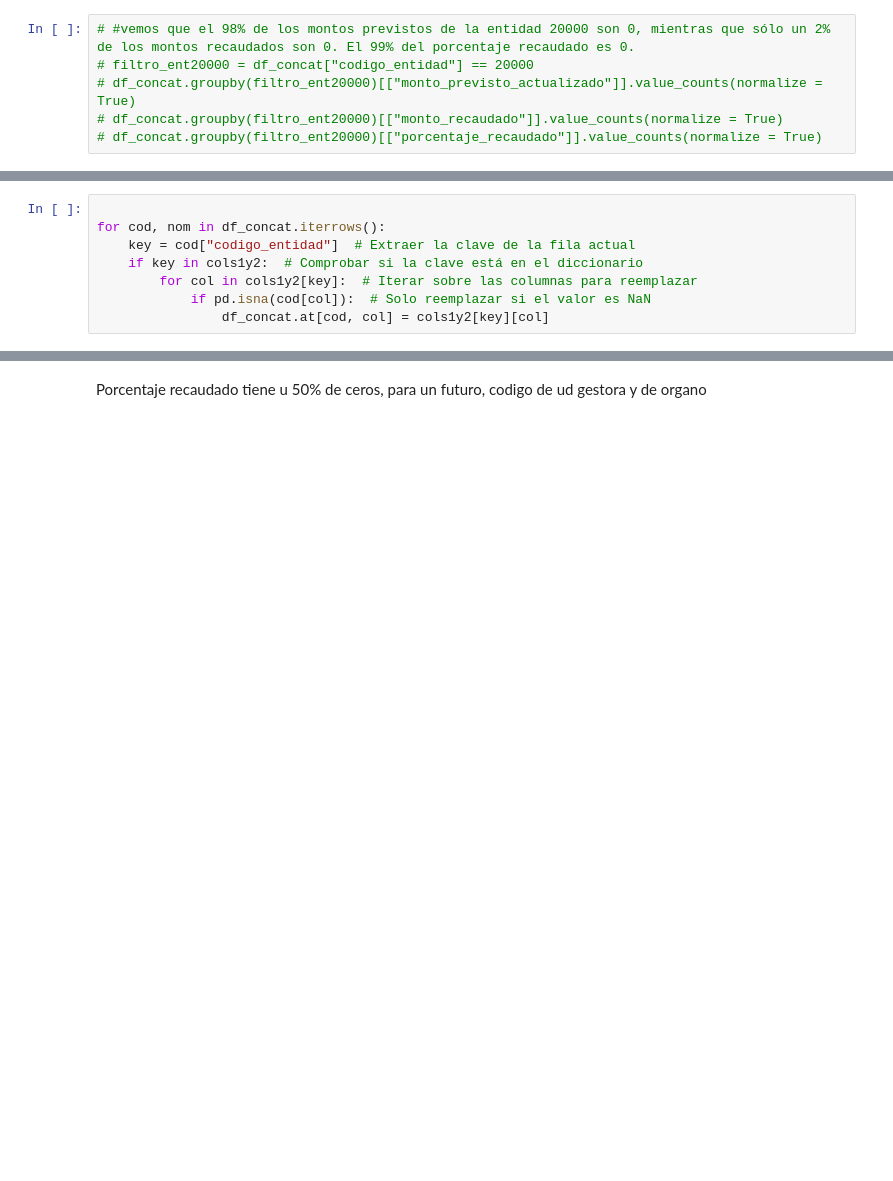
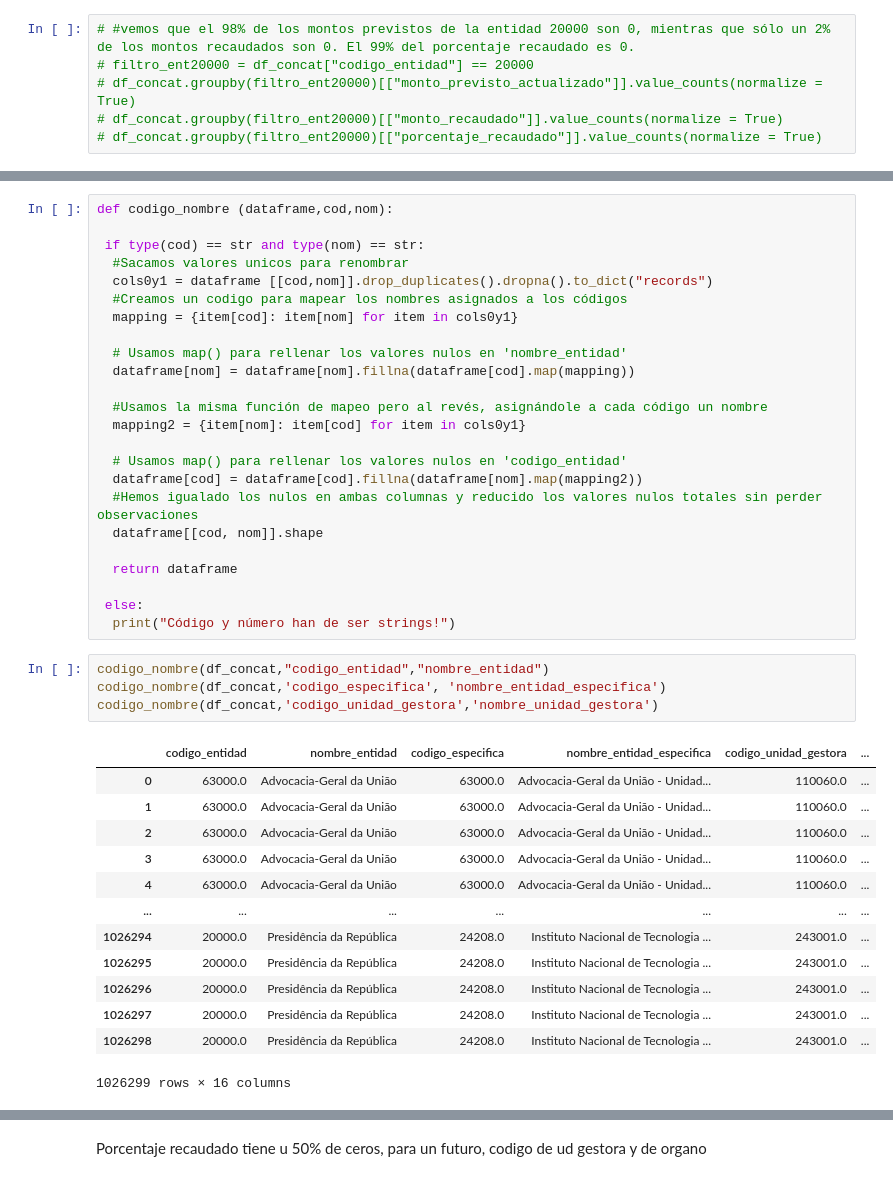
Before and after one commit to fdzvictor/Modulo-2-proyecto-2, a Jupyter notebook: Jupyter notebooks/1 -Exploración de datos/Análisis 2013.ipynb, the cells around one changed output, grey strips where cells are left out. Cells and saved outputs as stored; diff of their text form; blank space fills up the shorter version.

Commit message:
Limpieza de nulos y estandarizacion columna-nombre

```diff
--- a/Jupyter notebooks/1 -Exploración de datos/Análisis 2013.ipynb
+++ b/Jupyter notebooks/1 -Exploración de datos/Análisis 2013.ipynb
@@ -139,8 +149,0 @@ cols1y2
-# %%
-
-for cod, nom in df_concat.iterrows():
-    key = cod["codigo_entidad"]  # Extraer la clave de la fila actual
-    if key in cols1y2:  # Comprobar si la clave está en el diccionario
-        for col in cols1y2[key]:  # Iterar sobre las columnas para reemplazar
-            if pd.isna(cod[col]):  # Solo reemplazar si el valor es NaN
-                df_concat.at[cod, col] = cols1y2[key][col]
@@ -150,0 +160,42 @@ df_concat
+# %%
+def codigo_nombre (dataframe,cod,nom):
+
+ if type(cod) == str and type(nom) == str:
+  #Sacamos valores unicos para renombrar
+  cols0y1 = dataframe [[cod,nom]].drop_duplicates().dropna().to_dict("records")
+  #Creamos un codigo para mapear los nombres asignados a los códigos
+  mapping = {item[cod]: item[nom] for item in cols0y1}
+
+  # Usamos map() para rellenar los valores nulos en 'nombre_entidad'
+  dataframe[nom] = dataframe[nom].fillna(dataframe[cod].map(mapping))
+
+  #Usamos la misma función de mapeo pero al revés, asignándole a cada código un nombre
+  mapping2 = {item[nom]: item[cod] for item in cols0y1}
+
+  # Usamos map() para rellenar los valores nulos en 'codigo_entidad'
+  dataframe[cod] = dataframe[cod].fillna(dataframe[nom].map(mapping2))
+  #Hemos igualado los nulos en ambas columnas y reducido los valores nulos totales sin perder observaciones
+  dataframe[[cod, nom]].shape
+
+  return dataframe
+
+ else:
+  print("Código y número han de ser strings!")
+# %%
+codigo_nombre(df_concat,"codigo_entidad","nombre_entidad")
+codigo_nombre(df_concat,'codigo_especifica', 'nombre_entidad_especifica')
+codigo_nombre(df_concat,'codigo_unidad_gestora','nombre_unidad_gestora')
+# %% [output]
+|  | codigo_entidad | nombre_entidad | codigo_especifica | nombre_entidad_especifica | codigo_unidad_gestora | ... |
+| 0 | 63000.0 | Advocacia-Geral da União | 63000.0 | Advocacia-Geral da União - Unidad... | 110060.0 | ... |
+| 1 | 63000.0 | Advocacia-Geral da União | 63000.0 | Advocacia-Geral da União - Unidad... | 110060.0 | ... |
+| 2 | 63000.0 | Advocacia-Geral da União | 63000.0 | Advocacia-Geral da União - Unidad... | 110060.0 | ... |
+| 3 | 63000.0 | Advocacia-Geral da União | 63000.0 | Advocacia-Geral da União - Unidad... | 110060.0 | ... |
+| 4 | 63000.0 | Advocacia-Geral da União | 63000.0 | Advocacia-Geral da União - Unidad... | 110060.0 | ... |
+| ... | ... | ... | ... | ... | ... | ... |
+| 1026294 | 20000.0 | Presidência da República | 24208.0 | Instituto Nacional de Tecnologia ... | 243001.0 | ... |
+| 1026295 | 20000.0 | Presidência da República | 24208.0 | Instituto Nacional de Tecnologia ... | 243001.0 | ... |
+| 1026296 | 20000.0 | Presidência da República | 24208.0 | Instituto Nacional de Tecnologia ... | 243001.0 | ... |
+| 1026297 | 20000.0 | Presidência da República | 24208.0 | Instituto Nacional de Tecnologia ... | 243001.0 | ... |
+| 1026298 | 20000.0 | Presidência da República | 24208.0 | Instituto Nacional de Tecnologia ... | 243001.0 | ... |
+1026299 rows × 16 columns
```
Also changed, not shown: parts of 9 cells of this notebook, 1 other file.
